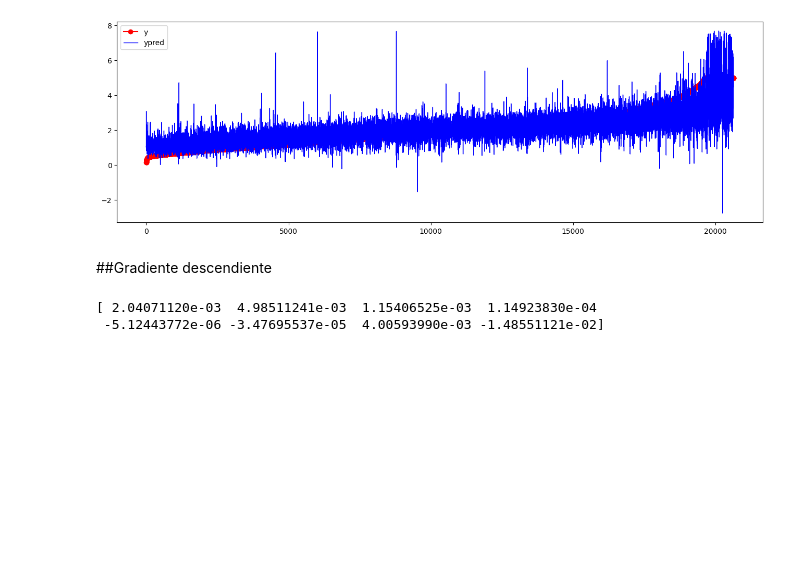
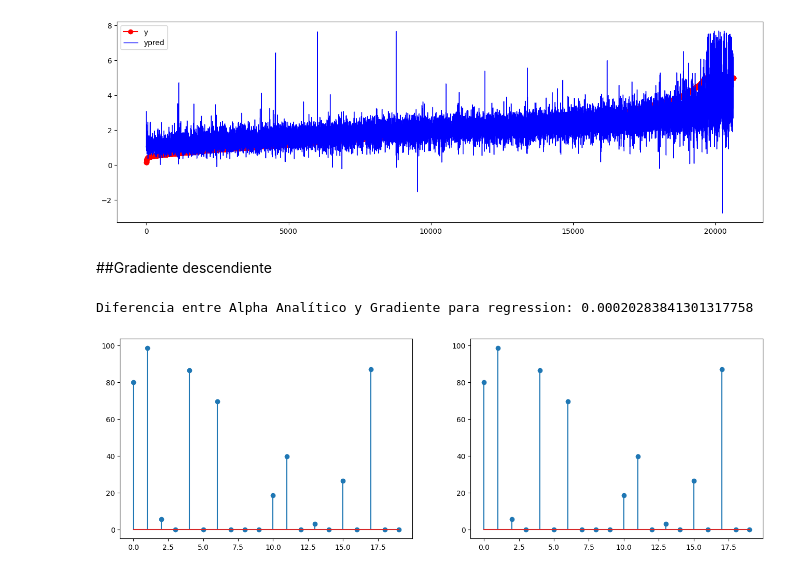
Before and after one commit to FelipeFerAl/TAM-2025-2, a Jupyter notebook: ClassExercises/TAM110925.ipynb, the cells around one changed output. Drawn from its saved outputs; the diff is of its cells as text; code cells hidden in the pictures; blank space fills up the shorter version.

```diff
--- a/ClassExercises/TAM110925.ipynb
+++ b/ClassExercises/TAM110925.ipynb
@@ -98,17 +98,23 @@ plt.show()
 # %% [markdown]
 ##Gradiente descendiente
 # %%
-def gradient_alphas(x, y, lr = 0.001, lamb_ = 1e-3, num_iterations = 1000):
+def gradient_alphas(x, y, lr = 0.001, num_iterations = 1000):
   iterative_alphas = np.zeros(x.shape[1])
   for i in range(num_iterations):
-    grad = x.T.dot(x.dot(iterative_alphas) - y) + lamb_ * iterative_alphas
-    iterative_alphas = iterative_alphas - lr * grad
+    gradient = x.T.dot(x.dot(iterative_alphas) - y)
+    iterative_alphas = iterative_alphas - lr * gradient
   return iterative_alphas
 
-g_alphas = gradient_alphas(x, y)
+g_alpha = gradient_alphas(x, y)
+g2_alpha = gradient_alphas(x2, y2, lr = 1e-11, num_iterations = 10000)
-# %%
-g2_alphas = gradient_alphas(x2, y2, lr = 1e-12, num_iterations = 2000)
-print(g2_alphas)
-# %% [output]
-[ 2.04071120e-03  4.98511241e-03  1.15406525e-03  1.14923830e-04
- -5.12443772e-06 -3.47695537e-05  4.00593990e-03 -1.48551121e-02]
+# %%
+print(f"Diferencia entre Alpha Analítico y Gradiente para regression: {np.linalg.norm(alpha - g_alpha)}")
+plt.figure(figsize=(16,5))
+plt.subplot(1,2,1)
+plt.stem(np.abs(alpha))
+plt.subplot(1,2,2)
+plt.stem(np.abs(g_alpha))
+plt.show()
+# %% [output]
+Diferencia entre Alpha Analítico y Gradiente para regression: 0.00020283841301317758
+[figure, added]
```
Also changed, not shown: parts of 1 cell of this notebook.
